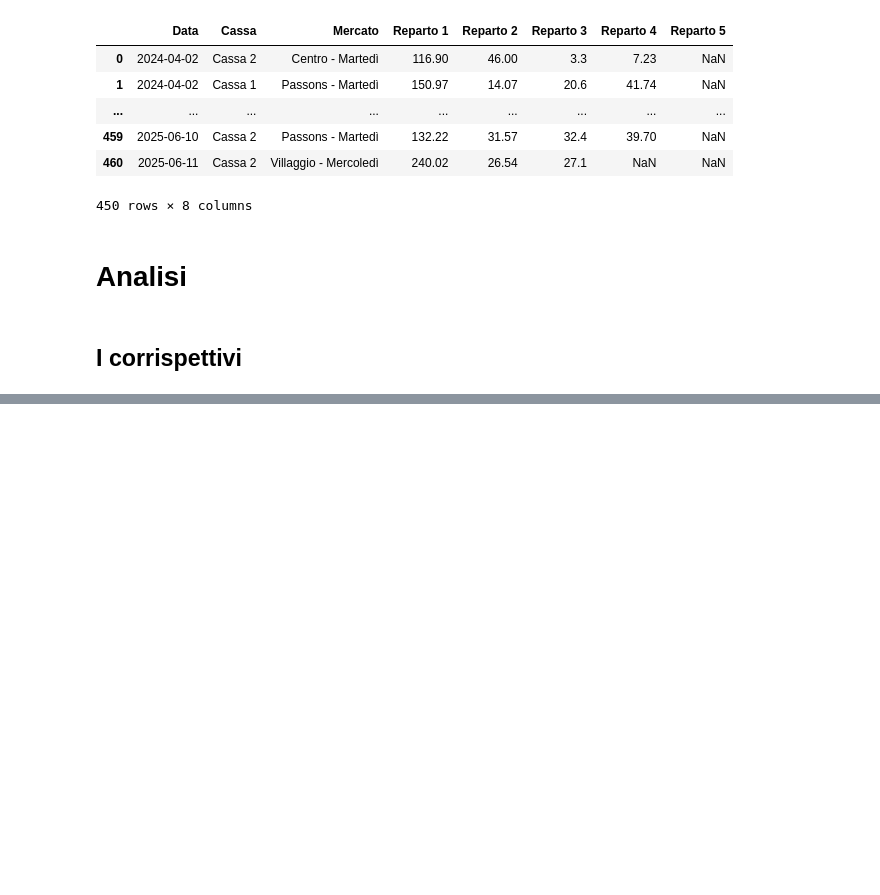
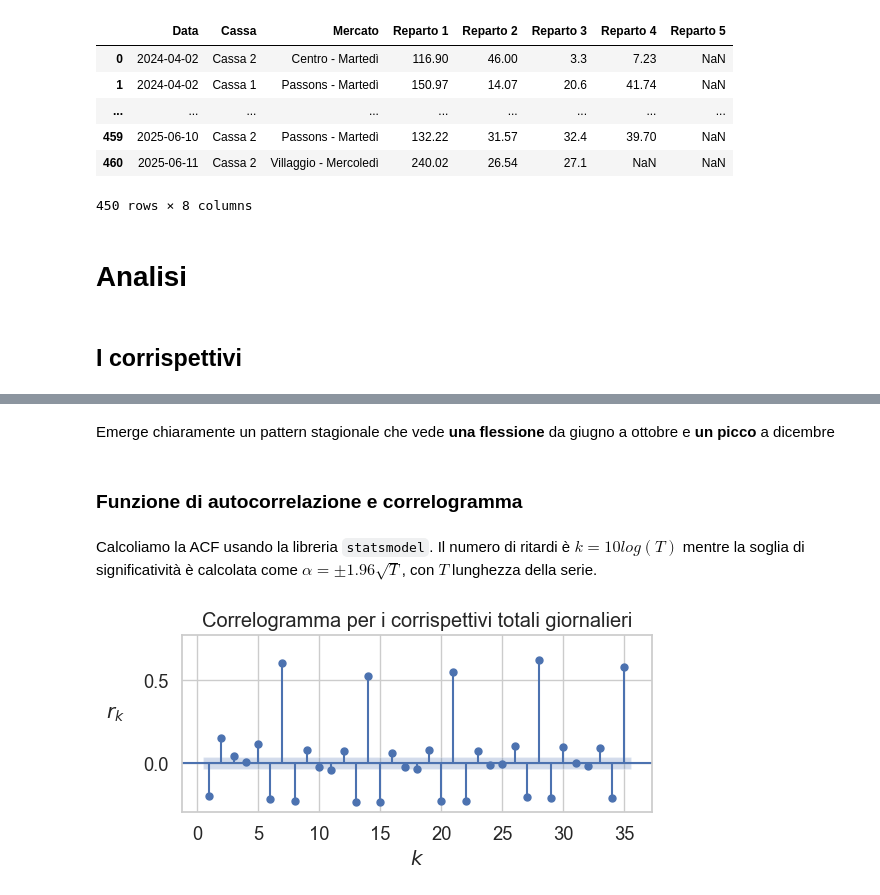
Before and after one commit to panda-with-issues/Fond-Scienze-dei-Dati-progetto, a Jupyter notebook: presentazione_progetto.ipynb, the cells around one changed output, grey strips where cells are left out. Drawn from its saved outputs; the diff is of its cells as text; code cells hidden in the pictures; blank space fills up the shorter version.

```diff
--- a/presentazione_progetto.ipynb
+++ b/presentazione_progetto.ipynb
@@ -267,0 +358,23 @@ sns.lineplot
+# %% [markdown]
+Emerge chiaramente un pattern stagionale che vede **una flessione** da giugno a ottobre e **un picco** a dicembre
+# %% [markdown]
+### Funzione di autocorrelazione e correlogramma
+# %% [markdown]
+Calcoliamo la ACF usando la libreria `statsmodel`. Il numero di ritardi è $k = 10log(T)$ mentre la soglia di significatività è calcolata come $\alpha = \pm 1.96\sqrt T$, con $T$ lunghezza della serie.
+# %%
+# l'ACF necessita degli 0 sui giorni senza mercati
+corr_tot_filled = corrispettivi_tot.resample('D').mean().fillna(0)
+
+fig, ax = plt.subplots(figsize=(6, 3))
+plot_acf(corr_tot_filled,
+         ax=ax,
+         zero=False, bartlett_confint=False, auto_ylims=True)
+
+ax.set_title("Correlogramma per i corrispettivi totali giornalieri")
+ax.set_ylabel(r"$r_k$", rotation=0, labelpad=20)
+ax.set_xlabel(r"$k$")
+
+plt.tight_layout()
+plt.show()
+# %% [output]
+[figure, added]
```
Also changed, not shown: parts of 42 cells of this notebook, 3 other files.
